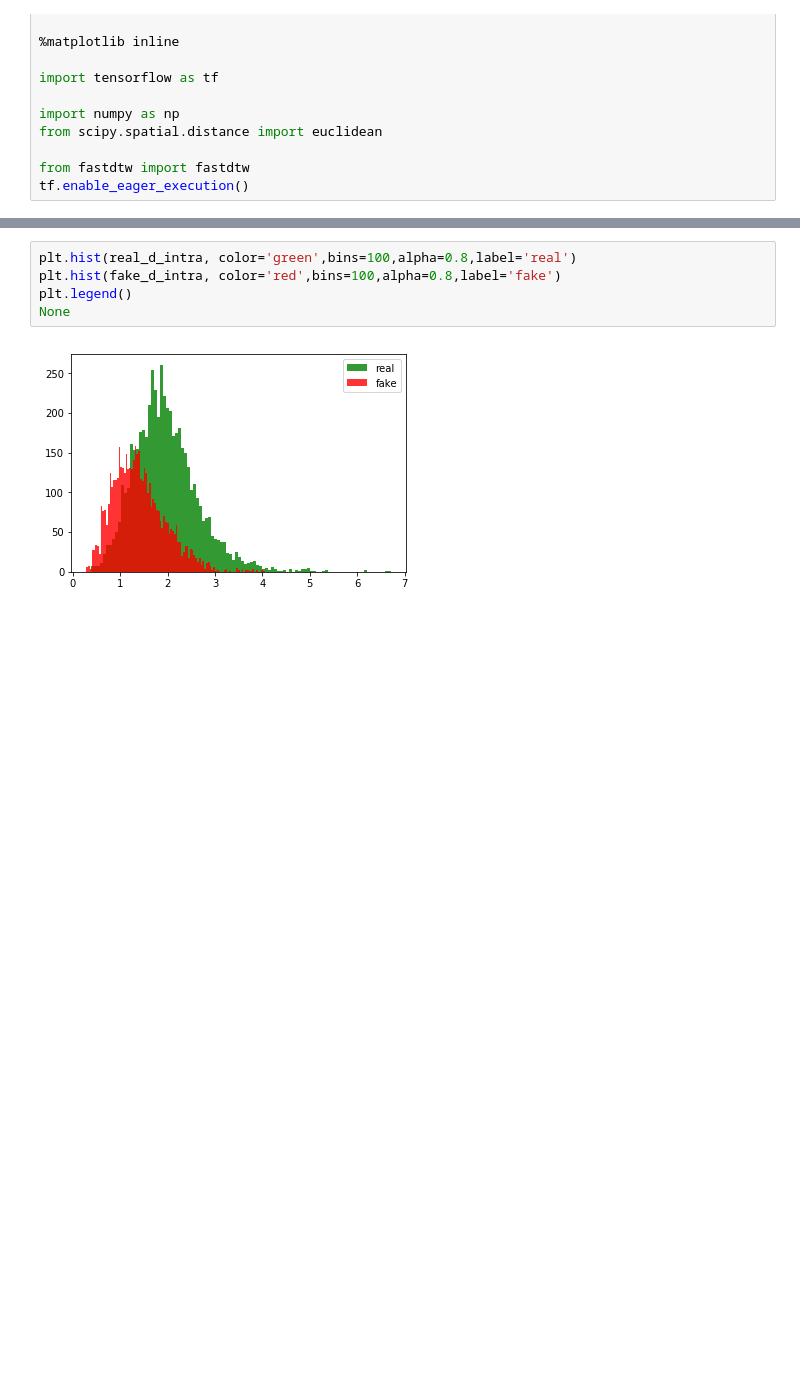
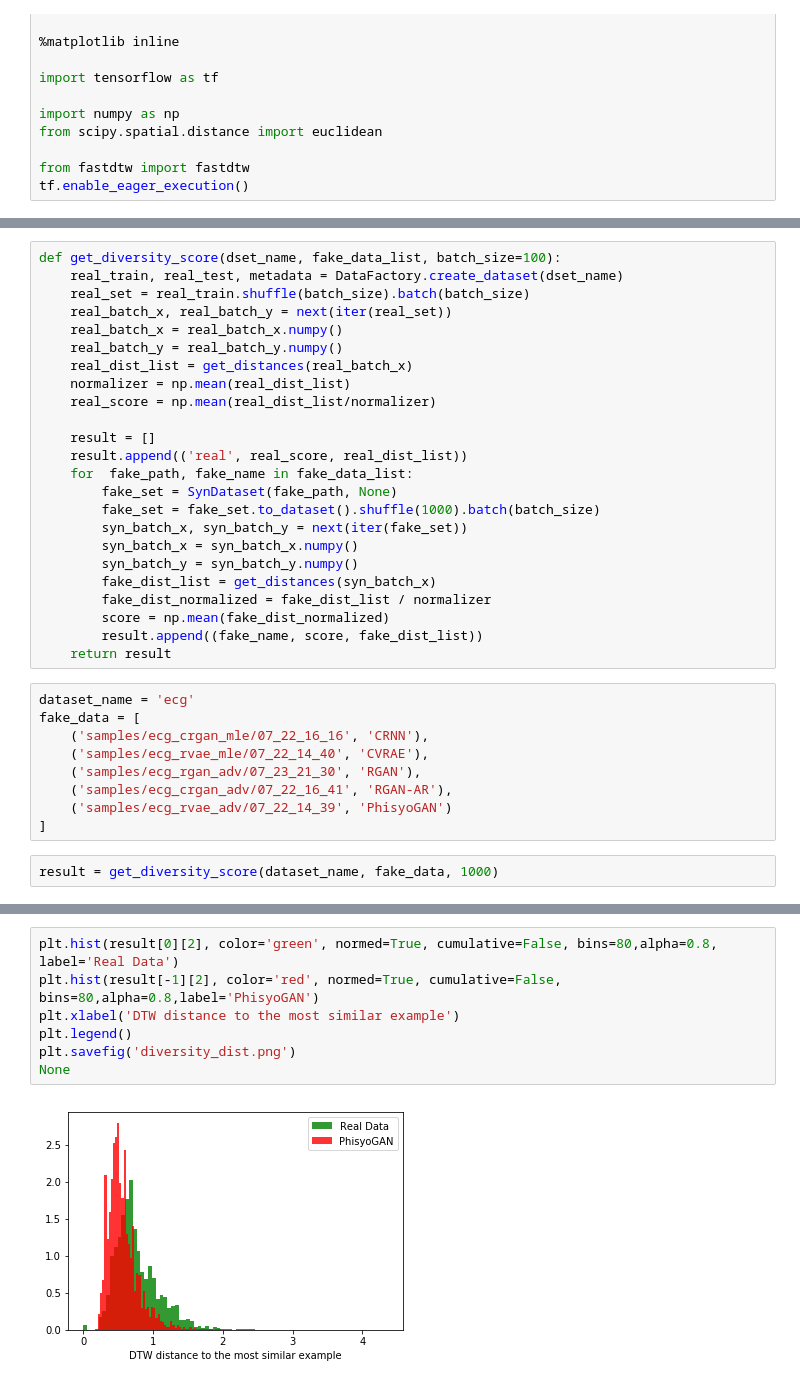
Before and after one commit to nesl/physiogan, a Jupyter notebook: EvaluateDiversity.ipynb, the cells around one changed output, grey strips where cells are left out. Saved outputs shown, nothing was run; the diff lists cells and outputs as text; blank space fills up the shorter version.

Commit message:
Scripts to plot ECG signals and evaluating the diversity and novelty

```diff
--- a/EvaluateDiversity.ipynb
+++ b/EvaluateDiversity.ipynb
@@ -58,0 +54,35 @@ fake_d_intra, fake_d_inter = get_distances(syn_batch_x, syn_batch_y)
+# %%
+def get_diversity_score(dset_name, fake_data_list, batch_size=100):
+    real_train, real_test, metadata = DataFactory.create_dataset(dset_name)
+    real_set = real_train.shuffle(batch_size).batch(batch_size)
+    real_batch_x, real_batch_y = next(iter(real_set))
+    real_batch_x = real_batch_x.numpy()
+    real_batch_y = real_batch_y.numpy()
+    real_dist_list = get_distances(real_batch_x)
+    normalizer = np.mean(real_dist_list)
+    real_score = np.mean(real_dist_list/normalizer)
+
+    result = []
+    result.append(('real', real_score, real_dist_list))
+    for  fake_path, fake_name in fake_data_list:
+        fake_set = SynDataset(fake_path, None)
+        fake_set = fake_set.to_dataset().shuffle(1000).batch(batch_size)
+        syn_batch_x, syn_batch_y = next(iter(fake_set))
+        syn_batch_x = syn_batch_x.numpy()
+        syn_batch_y = syn_batch_y.numpy()
+        fake_dist_list = get_distances(syn_batch_x)
+        fake_dist_normalized = fake_dist_list / normalizer
+        score = np.mean(fake_dist_normalized)
+        result.append((fake_name, score, fake_dist_list))
+    return result
+# %%
+dataset_name = 'ecg'
+fake_data = [
+    ('samples/ecg_crgan_mle/07_22_16_16', 'CRNN'),
+    ('samples/ecg_rvae_mle/07_22_14_40', 'CVRAE'),
+    ('samples/ecg_rgan_adv/07_23_21_30', 'RGAN'),
+    ('samples/ecg_crgan_adv/07_22_16_41', 'RGAN-AR'),
+    ('samples/ecg_rvae_adv/07_22_14_39', 'PhisyoGAN')
+]
+# %%
+result = get_diversity_score(dataset_name, fake_data, 1000)
@@ -59,7 +106,9 @@ fake_d_intra, fake_d_inter = get_distances(syn_batch_x, syn_batch_y)
 # %%
-plt.hist(real_d_intra, color='green',bins=100,alpha=0.8,label='real')
-plt.hist(fake_d_intra, color='red',bins=100,alpha=0.8,label='fake')
+plt.hist(result[0][2], color='green', normed=True, cumulative=False, bins=80,alpha=0.8, label='Real Data')
+plt.hist(result[-1][2], color='red', normed=True, cumulative=False, bins=80,alpha=0.8,label='PhisyoGAN')
+plt.xlabel('DTW distance to the most similar example')
 plt.legend()
+plt.savefig('diversity_dist.png')
 None
 # %% [output]
-[figure, old version]
+[figure, new version]
```
Also changed, not shown: parts of 7 cells of this notebook, 3 other files.
